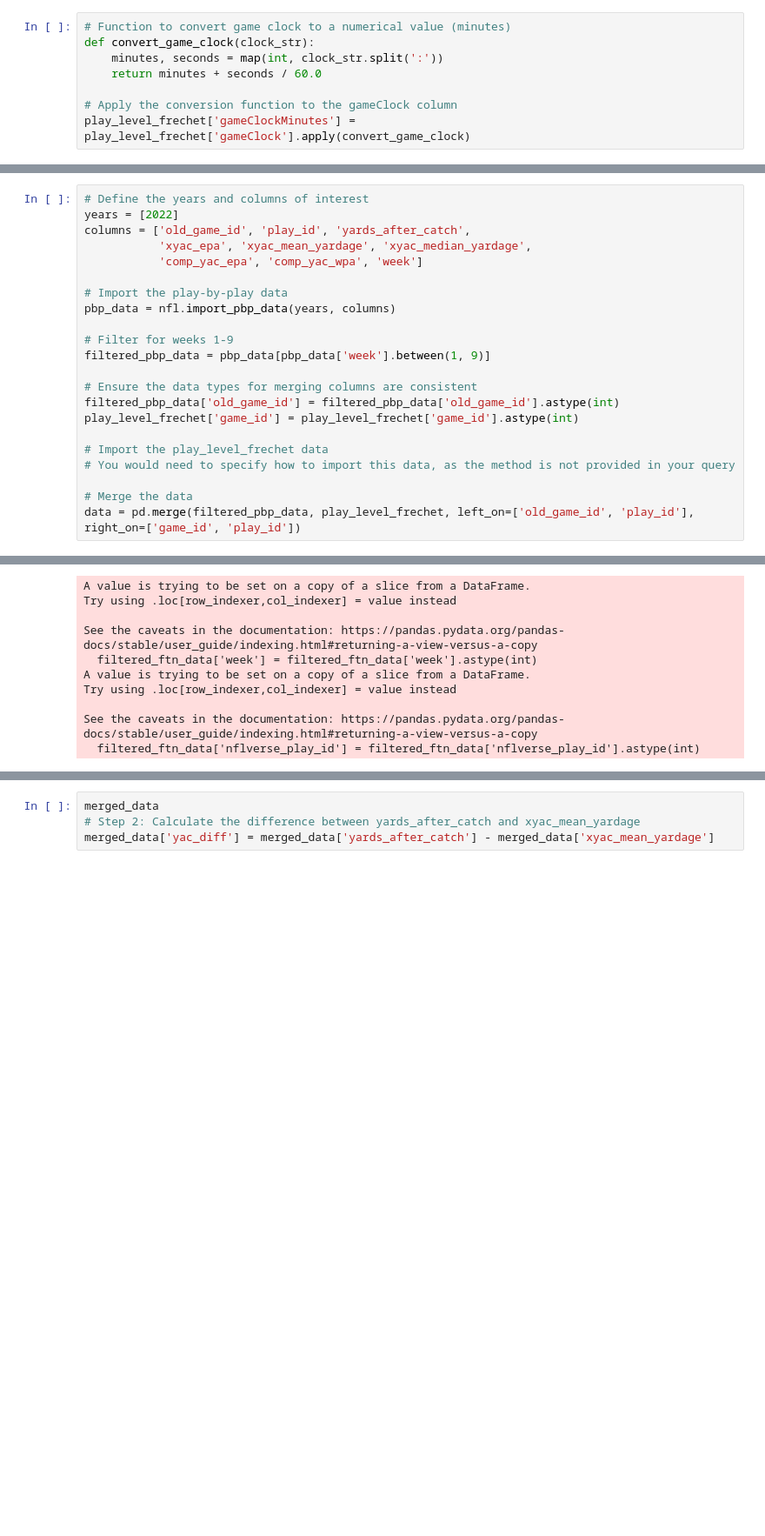
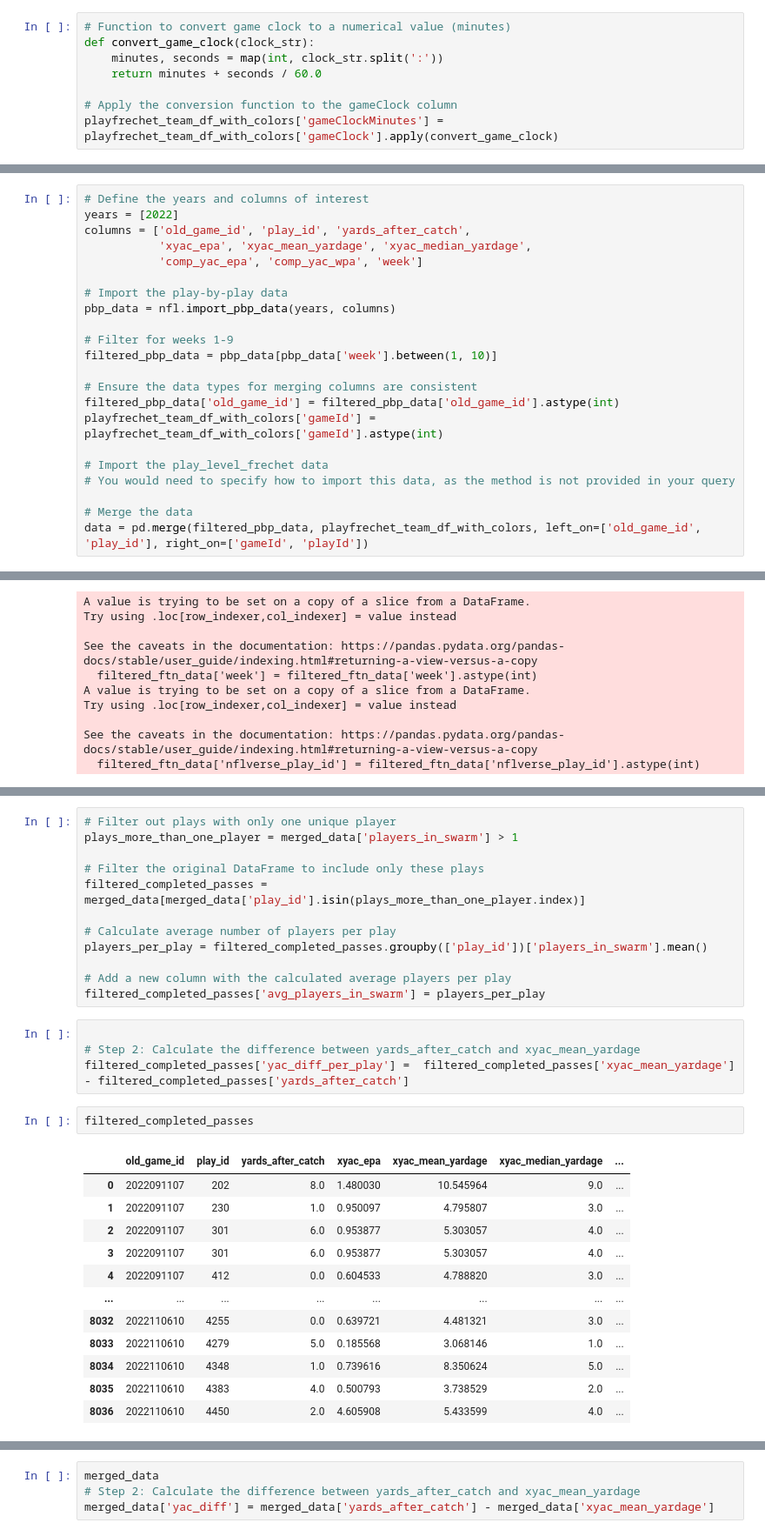
Before and after one commit to tbryan2/nfl-big-data-bowl-2024, a Jupyter notebook: notebooks/eda.ipynb, the cells around one changed output, grey strips where cells are left out. Shown at 87% size. Drawn from its saved outputs; the diff is of its cells as text; blank space fills up the shorter version.

```diff
--- a/notebooks/eda.ipynb
+++ b/notebooks/eda.ipynb
@@ -521,4 +263,4 @@ def convert_game_clock(clock_str):
     return minutes + seconds / 60.0
 
 # Apply the conversion function to the gameClock column
-play_level_frechet['gameClockMinutes'] = play_level_frechet['gameClock'].apply(convert_game_clock)
+playfrechet_team_df_with_colors['gameClockMinutes'] = playfrechet_team_df_with_colors['gameClock'].apply(convert_game_clock)
@@ -621,17 +275,17 @@ columns = ['old_game_id', 'play_id', 'yards_after_catch',
 pbp_data = nfl.import_pbp_data(years, columns)
 
 # Filter for weeks 1-9
-filtered_pbp_data = pbp_data[pbp_data['week'].between(1, 9)]
+filtered_pbp_data = pbp_data[pbp_data['week'].between(1, 10)]
 
 # Ensure the data types for merging columns are consistent
 filtered_pbp_data['old_game_id'] = filtered_pbp_data['old_game_id'].astype(int)
-play_level_frechet['game_id'] = play_level_frechet['game_id'].astype(int)
+playfrechet_team_df_with_colors['gameId'] = playfrechet_team_df_with_colors['gameId'].astype(int)
 
 # Import the play_level_frechet data
 # You would need to specify how to import this data, as the method is not provided in your query
 
 # Merge the data
-data = pd.merge(filtered_pbp_data, play_level_frechet, left_on=['old_game_id', 'play_id'], right_on=['game_id', 'play_id'])
+data = pd.merge(filtered_pbp_data, playfrechet_team_df_with_colors, left_on=['old_game_id', 'play_id'], right_on=['gameId', 'playId'])
 # %% [output]
 2022 done.
 Downcasting floats.
@@ -720,0 +375,31 @@ completed_passes = merged_data[(merged_data['passResult'] == 'C')]
+# %%
+# Filter out plays with only one unique player
+plays_more_than_one_player = merged_data['players_in_swarm'] > 1
+
+# Filter the original DataFrame to include only these plays
+filtered_completed_passes = merged_data[merged_data['play_id'].isin(plays_more_than_one_player.index)]
+
+# Calculate average number of players per play
+players_per_play = filtered_completed_passes.groupby(['play_id'])['players_in_swarm'].mean()
+
+# Add a new column with the calculated average players per play
+filtered_completed_passes['avg_players_in_swarm'] = players_per_play
+# %%
+
+# Step 2: Calculate the difference between yards_after_catch and xyac_mean_yardage
+filtered_completed_passes['yac_diff_per_play'] =  filtered_completed_passes['xyac_mean_yardage'] - filtered_completed_passes['yards_after_catch']
+# %%
+filtered_completed_passes
+# %% [output]
+|  | old_game_id | play_id | yards_after_catch | xyac_epa | xyac_mean_yardage | xyac_median_yardage | ... |
+| 0 | 2022091107 | 202 | 8.0 | 1.480030 | 10.545964 | 9.0 | ... |
+| 1 | 2022091107 | 230 | 1.0 | 0.950097 | 4.795807 | 3.0 | ... |
+| 2 | 2022091107 | 301 | 6.0 | 0.953877 | 5.303057 | 4.0 | ... |
+| 3 | 2022091107 | 301 | 6.0 | 0.953877 | 5.303057 | 4.0 | ... |
+| 4 | 2022091107 | 412 | 0.0 | 0.604533 | 4.788820 | 3.0 | ... |
+| ... | ... | ... | ... | ... | ... | ... | ... |
+| 8032 | 2022110610 | 4255 | 0.0 | 0.639721 | 4.481321 | 3.0 | ... |
+| 8033 | 2022110610 | 4279 | 5.0 | 0.185568 | 3.068146 | 1.0 | ... |
+| 8034 | 2022110610 | 4348 | 1.0 | 0.739616 | 8.350624 | 5.0 | ... |
+| 8035 | 2022110610 | 4383 | 4.0 | 0.500793 | 3.738529 | 2.0 | ... |
+| 8036 | 2022110610 | 4450 | 2.0 | 4.605908 | 5.433599 | 4.0 | ... |
```
Also changed, not shown: parts of 76 cells of this notebook, 1 other file.
